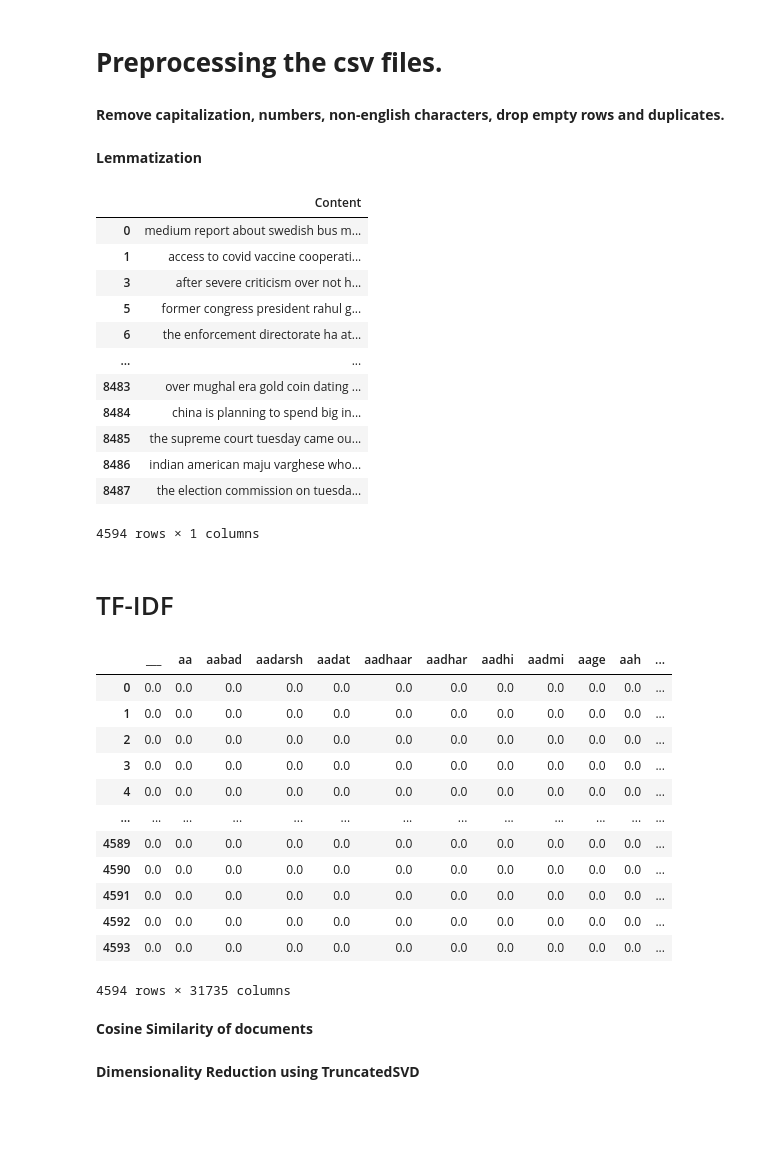
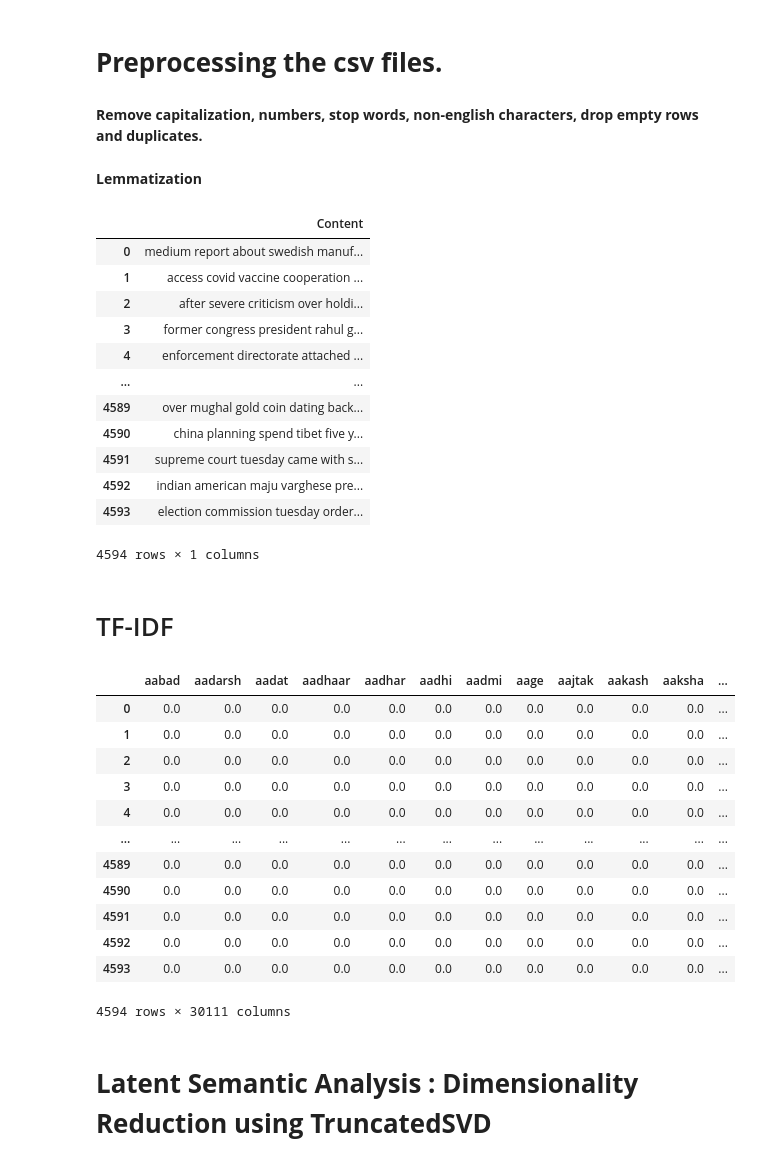
Before and after one commit to sarvesh237/News-Recom, a Jupyter notebook: NewsRecommenderAssignment.ipynb, the cells around one changed output. Drawn from its saved outputs; the diff is of its cells as text; code cells hidden in the pictures; blank space fills up the shorter version.

```diff
--- a/NewsRecommenderAssignment.ipynb
+++ b/NewsRecommenderAssignment.ipynb
@@ -39,7 +46,7 @@ del df_3['Unnamed: 0']
 del df_3['Title']
 del df_4['Unnamed: 0']
 # %% [markdown]
-**Remove capitalization, numbers, non-english characters, drop empty rows and duplicates.**
+**Remove capitalization, numbers, stop words, non-english characters, drop empty rows and duplicates.**
 # %%
 news_corpus = pd.concat([df_1,df_2,df_3,df_4],ignore_index=True)
 news_corpus = news_corpus.dropna() #dropping NaN
@@ -49,31 +56,37 @@ news_corpus["Content"] = news_corpus['Content'].str.replace('[^\w\s]',' ')
 news_corpus = news_corpus[news_corpus['Content'].map(lambda x: x.isascii())] #remove non-english #find a better way
 news_corpus['Content'] = news_corpus['Content'].str.lower() #convert to lowercase
 news_corpus.replace('\d+', '', regex=True, inplace=True) #remove numbers
+
+stop_words = stopwords.words('english')
+stop_words.extend(['span','class','spacing','href','html','http','title'])
+news_corpus['Content'] = news_corpus['Content'].apply(lambda x: ' '.join([w for w in x.split() if len(w)>3]))
+news_corpus = news_corpus.apply(lambda x: [item for item in x if item not in stop_words])
 # %% [markdown]
 **Lemmatization**
 # %%
 w_tokenizer = nltk.tokenize.WhitespaceTokenizer()
 lemmatizer = nltk.stem.WordNetLemmatizer()
 def lemmatize_text(text):
     return [lemmatizer.lemmatize(w) for w in w_tokenizer.tokenize(text)]
 
 news_corpus['Content'] = news_corpus.Content.apply(lemmatize_text)
 news_corpus['Content'] = news_corpus['Content'].apply(', '.join) #convert list of words to a sentence
 news_corpus.replace(',', '', regex=True, inplace=True) # remove commas
+news_corpus = news_corpus.reset_index(drop=True)
 news_corpus
 # %% [output]
 |  | Content |
-| 0 | medium report about swedish bus m... |
-| 1 | access to covid vaccine cooperati... |
-| 3 | after severe criticism over not h... |
-| 5 | former congress president rahul g... |
-| 6 | the enforcement directorate ha at... |
+| 0 | medium report about swedish manuf... |
+| 1 | access covid vaccine cooperation ... |
+| 2 | after severe criticism over holdi... |
+| 3 | former congress president rahul g... |
+| 4 | enforcement directorate attached ... |
 | ... | ... |
-| 8483 | over mughal era gold coin dating ... |
-| 8484 | china is planning to spend big in... |
-| 8485 | the supreme court tuesday came ou... |
-| 8486 | indian american maju varghese who... |
-| 8487 | the election commission on tuesda... |
+| 4589 | over mughal gold coin dating back... |
+| 4590 | china planning spend tibet five y... |
+| 4591 | supreme court tuesday came with s... |
+| 4592 | indian american maju varghese pre... |
+| 4593 | election commission tuesday order... |
 4594 rows × 1 columns
 # %% [markdown]
 # TF-IDF
@@ -86,7 +99,7 @@ dense = vectors.todense()
 df_vecs = pd.DataFrame(dense, columns=feature_names)
 df_vecs
 # %% [output]
-|  | ___ | aa | aabad | aadarsh | aadat | aadhaar | aadhar | aadhi | aadmi | aage | aah | ... |
+|  | aabad | aadarsh | aadat | aadhaar | aadhar | aadhi | aadmi | aage | aajtak | aakash | aaksha | ... |
 | 0 | 0.0 | 0.0 | 0.0 | 0.0 | 0.0 | 0.0 | 0.0 | 0.0 | 0.0 | 0.0 | 0.0 | ... |
 | 1 | 0.0 | 0.0 | 0.0 | 0.0 | 0.0 | 0.0 | 0.0 | 0.0 | 0.0 | 0.0 | 0.0 | ... |
 | 2 | 0.0 | 0.0 | 0.0 | 0.0 | 0.0 | 0.0 | 0.0 | 0.0 | 0.0 | 0.0 | 0.0 | ... |
@@ -98,6 +111,4 @@ df_vecs
 | 4591 | 0.0 | 0.0 | 0.0 | 0.0 | 0.0 | 0.0 | 0.0 | 0.0 | 0.0 | 0.0 | 0.0 | ... |
 | 4592 | 0.0 | 0.0 | 0.0 | 0.0 | 0.0 | 0.0 | 0.0 | 0.0 | 0.0 | 0.0 | 0.0 | ... |
 | 4593 | 0.0 | 0.0 | 0.0 | 0.0 | 0.0 | 0.0 | 0.0 | 0.0 | 0.0 | 0.0 | 0.0 | ... |
-4594 rows × 31735 columns
+4594 rows × 30111 columns
-# %% [markdown]
-**Cosine Similarity of documents**
@@ -106,3 +115,3 @@ cos_sim = pd.DataFrame(cosine_similarity(df_vecs))
 # %% [markdown]
-**Dimensionality Reduction using TruncatedSVD**
+# **Latent Semantic Analysis : Dimensionality Reduction using TruncatedSVD**
 # %%
```
Also changed, not shown: parts of 13 cells of this notebook.
